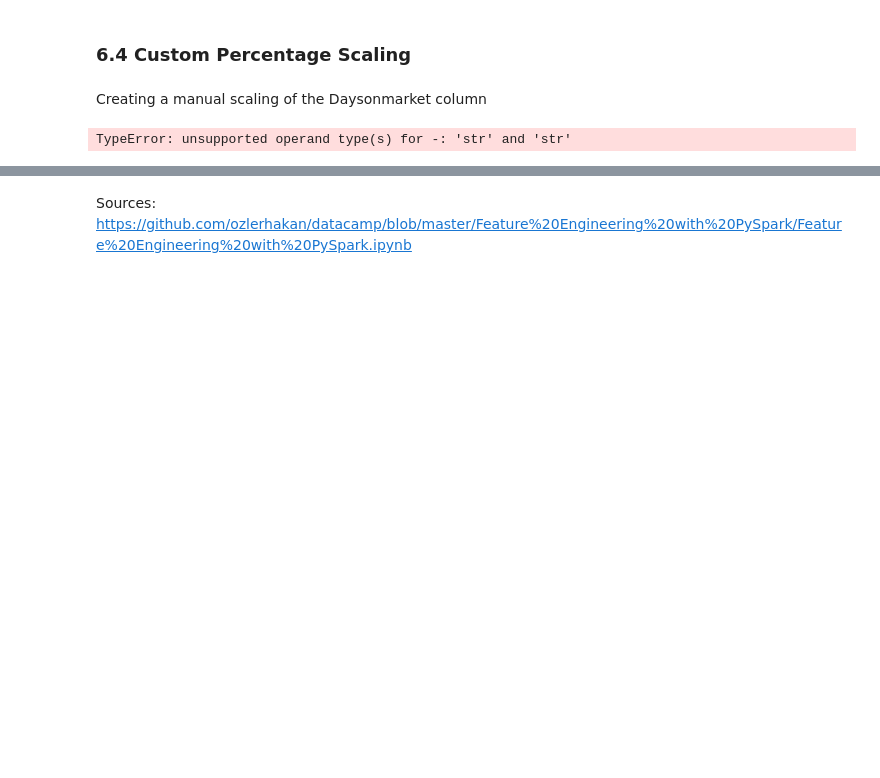
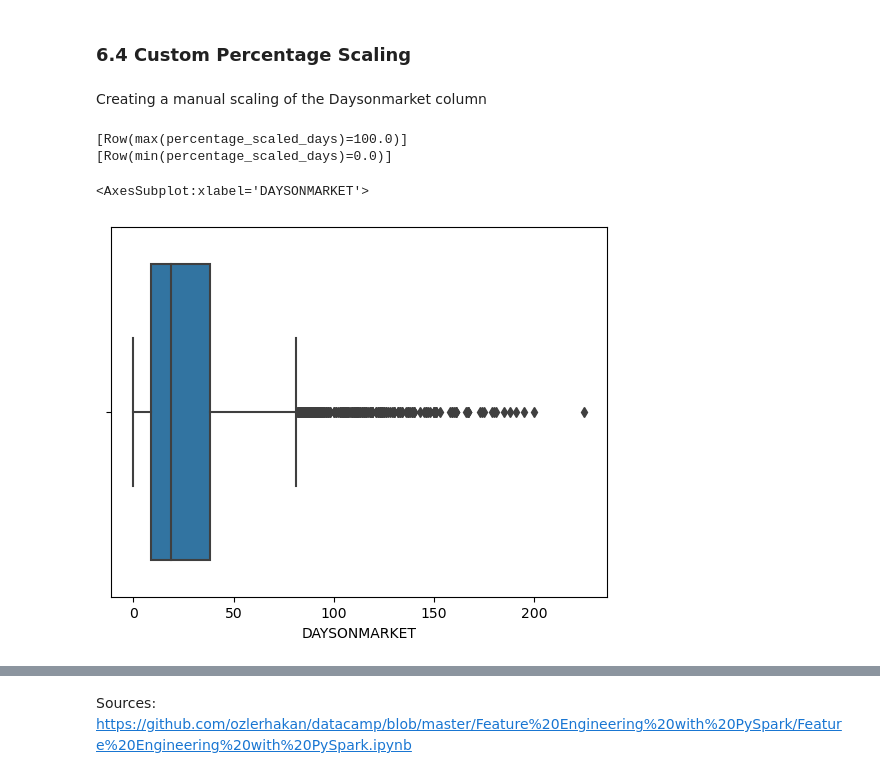
Before and after one commit to alexserra8/Pyspark, a Jupyter notebook: 5_Pyspark_FeatureEngineering/Pyspark_FeatureEngineering.ipynb, the cells around one changed output, grey strips where cells are left out. Saved outputs shown, nothing was run; the diff lists cells and outputs as text; code cells hidden in the pictures; blank space fills up the shorter version.

```diff
--- a/5_Pyspark_FeatureEngineering/Pyspark_FeatureEngineering.ipynb
+++ b/5_Pyspark_FeatureEngineering/Pyspark_FeatureEngineering.ipynb
@@ -370,7 +370,7 @@ sns.boxplot(x=pandas_df["log_SalesClosePrice"])
 # %% [markdown]
 Creating a manual scaling of the Daysonmarket column
 # %%
-df = df.withColumn("LIVINGAREA", df.LIVINGAREA.cast("bigint"))
+df = df.withColumn("DAYSONMARKET", df.DAYSONMARKET.cast("bigint"))
 # %%
 from pyspark.sql.functions import round
 # %%
@@ -381,9 +381,17 @@ min_days = df.agg({'DAYSONMARKET': 'min'}).collect()[0][0]
 # Create a new column based off the scaled data using the formula manually
 df = df.withColumn('percentage_scaled_days',
                   round((df['DAYSONMARKET'] - min_days) / (max_days - min_days)) * 100)
-# %% [output]
-TypeError: unsupported operand type(s) for -: 'str' and 'str'
 # %%
 # Calc max and min for new column
 print(df.agg({'percentage_scaled_days': 'max'}).collect())
 print(df.agg({'percentage_scaled_days': 'min'}).collect())
+# %% [output]
+[Row(max(percentage_scaled_days)=100.0)]
+[Row(min(percentage_scaled_days)=0.0)]
+# %%
+sample_df = df.select(['DAYSONMARKET'])
+pandas_df = sample_df.toPandas()
+sns.boxplot(x=pandas_df["DAYSONMARKET"])
+# %% [output]
+<AxesSubplot:xlabel='DAYSONMARKET'>
+[figure, added]
```
Also changed, not shown: parts of 6 cells of this notebook.
